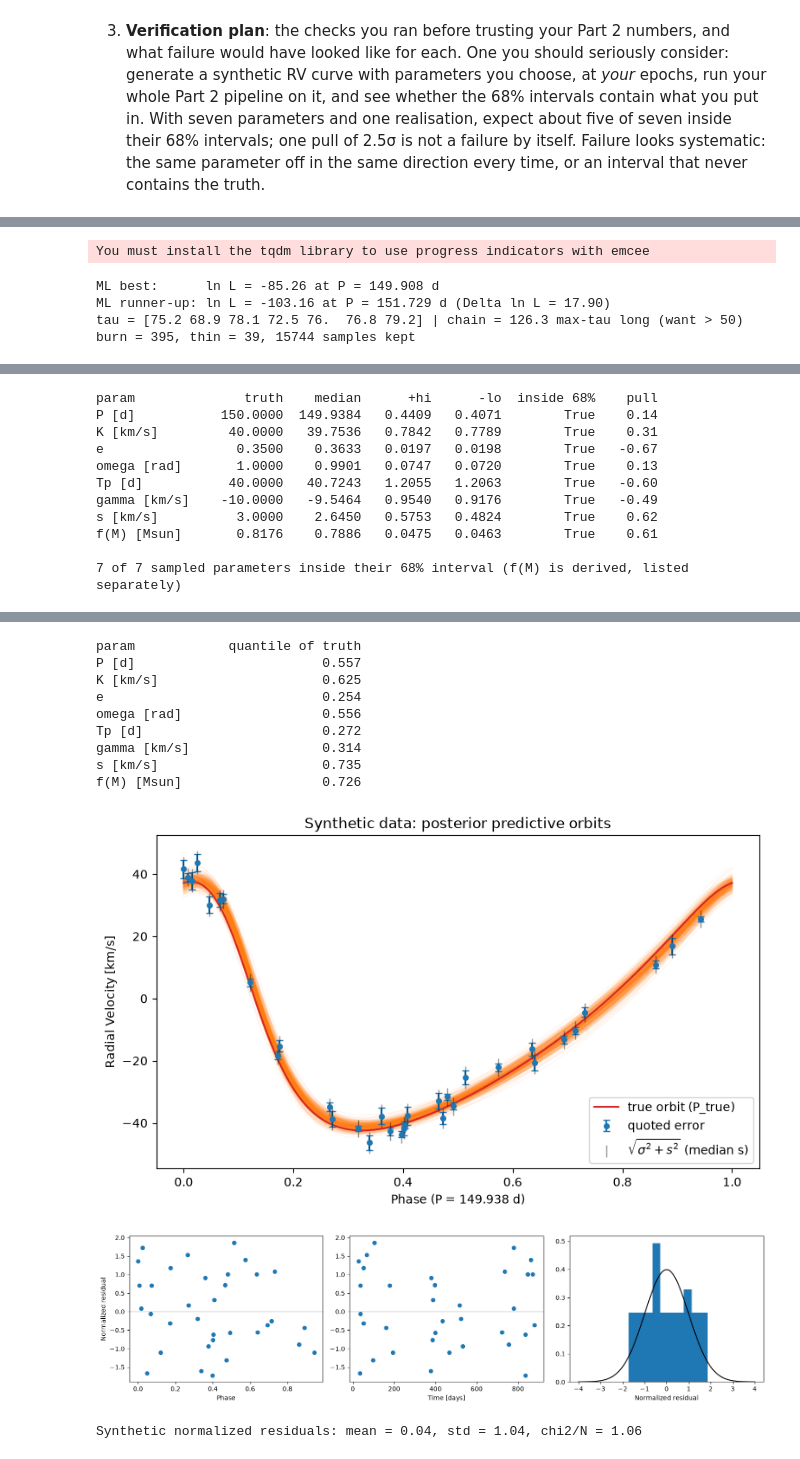
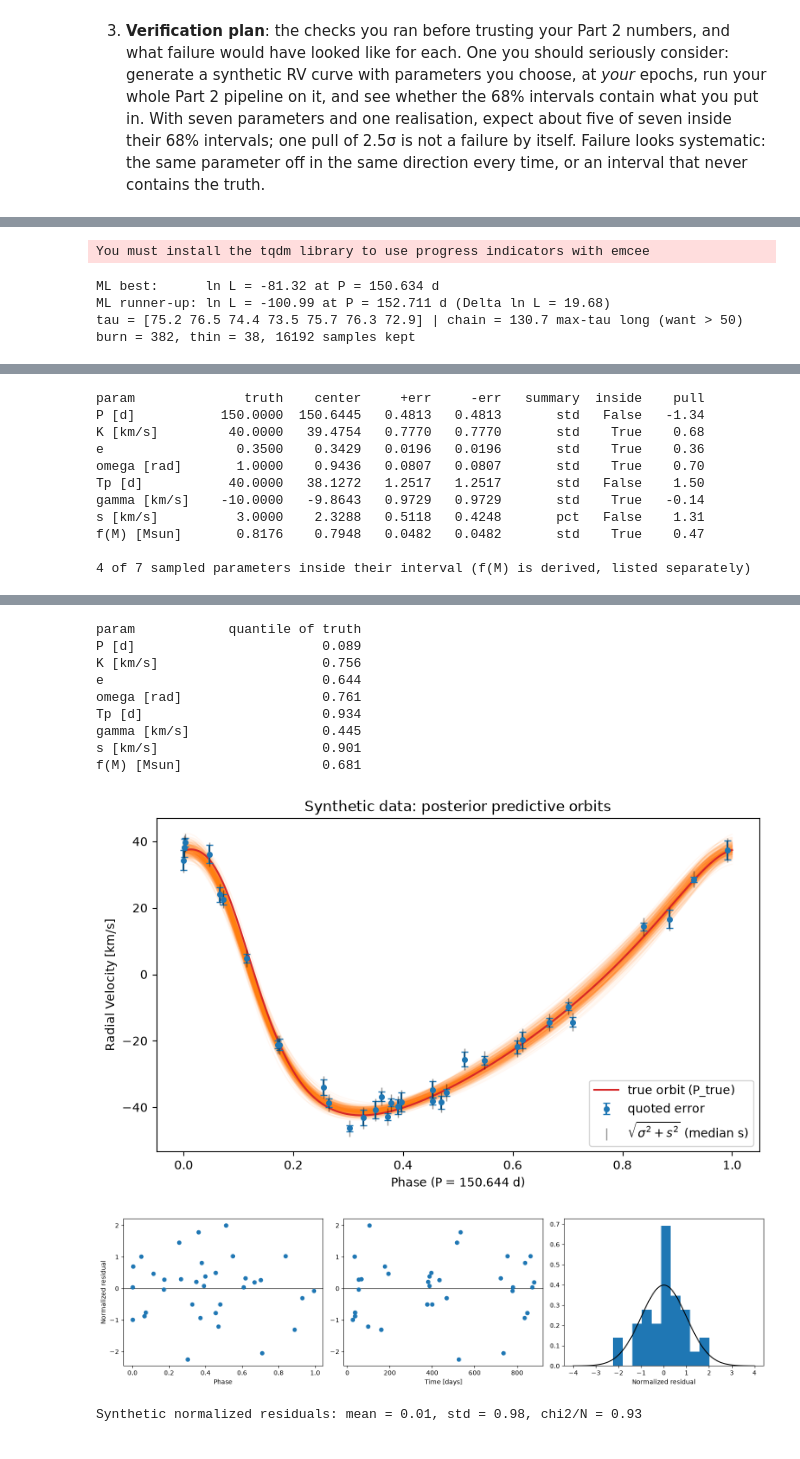
Before and after one commit to gnarayan/ast457_2026_Fall, a Jupyter notebook: submissions/ahuwer2/lab05.ipynb, the cells around one changed output, grey strips where cells are left out. Drawn from its saved outputs; the diff is of its cells as text; code cells hidden in the pictures.

```diff
--- a/submissions/ahuwer2/lab05.ipynb
+++ b/submissions/ahuwer2/lab05.ipynb
@@ -670,7 +740,7 @@ Synthetic truth values: $P=150$ d, $K=40$ km/s, $e=0.35$, $\omega=1.0$, $T_p=40.
 # =====================================================================
 # 1. Synthetic dataset at YOUR epochs and YOUR quoted errors
 # =====================================================================
-SEED = 1242
+SEED = 321
 rng_syn = np.random.default_rng(SEED)
 
 truth = dict(P=150.0, K=40.0, e=0.35, omega=1.0, Tp=40.0, gamma=-10.0, s=3.0)
@@ -797,9 +867,10 @@ for i, nm in enumerate(['P', 'K', r'$\sqrt{e}\cos\omega$', r'$\sqrt{e}\sin\omega
 axes[-1].set_xlabel('Step'); plt.tight_layout(); plt.show()
 
 # =====================================================================
-# 4. Compare the 68% intervals to the truth
+# 4. Compare the intervals to the truth
+#    (mean +/- std, except PCT_PARAMS which use median + 16/84 percentiles)
 #    omega is an angle and Tp is defined mod P, so wrap those samples onto the
-#    branch nearest the truth before taking percentiles.
+#    branch nearest the truth first.
 # =====================================================================
 cmp = {k: post[k].copy() for k in post}
 cmp['omega'] = truth['omega'] + ((post['omega'] - truth['omega'] + np.pi) % (2*np.pi) - np.pi)
@@ -809,22 +880,23 @@ cmp['Tp'] = truth['Tp'] + ((post['Tp'] - truth['Tp'] + P_med/2) % P_med - P_med/
 rows = [('P [d]', 'P'), ('K [km/s]', 'K'), ('e', 'e'), ('omega [rad]', 'omega'),
         ('Tp [d]', 'Tp'), ('gamma [km/s]', 'gamma'), ('s [km/s]', 's'), ('f(M) [Msun]', 'fM')]
 
-print(f'\n{"param":14s}{"truth":>10s}{"median":>10s}{"+hi":>9s}{"-lo":>9s}{"inside 68%":>12s}{"pull":>8s}')
+print(f'\n{"param":14s}{"truth":>10s}{"center":>10s}{"+err":>9s}{"-err":>9s}{"summary":>10s}{"inside":>8s}{"pull":>8s}')
 n_in7 = 0
 for lab, k in rows:
-    lo, med, hi = np.percentile(cmp[k], [16, 50, 84])
-    inside = lo <= truth[k] <= hi
-    pull = (truth[k] - med) / (hi - med) if truth[k] > med else (truth[k] - med) / (med - lo)
+    c, lo_e, hi_e = summarize_param(cmp[k], k)
+    inside = (c - lo_e) <= truth[k] <= (c + hi_e)
+    pull = (truth[k] - c) / (hi_e if truth[k] > c else lo_e)
+    kind = 'pct' if k in PCT_PARAMS else 'std'
     if k != 'fM':
         n_in7 += inside
-    print(f'{lab:14s}{truth[k]:10.4f}{med:10.4f}{hi-med:9.4f}{med-lo:9.4f}{str(inside):>12s}{pull:8.2f}')
-print(f'\n{n_in7} of 7 sampled parameters inside their 68% interval (f(M) is derived, listed separately)')
+    print(f'{lab:14s}{truth[k]:10.4f}{c:10.4f}{hi_e:9.4f}{lo_e:9.4f}{kind:>10s}{str(inside):>8s}{pull:8.2f}')
+print(f'\n{n_in7} of 7 sampled parameters inside their interval (f(M) is derived, listed separately)')
 
 # corner plot with the truth marked
-phys_s = np.column_stack([cmp['P'], cmp['K'], cmp['e'], cmp['omega'], cmp['Tp'], cmp['gamma'], cmp['s']])
-corner.corner(phys_s, labels=['P [d]', 'K [km/s]', 'e', r'$\omega$ [rad]', 'Tp [d]', r'$\gamma$ [km/s]', 's [km/s]'],
-              truths=[truth[k] for k in ['P', 'K', 'e', 'omega', 'Tp', 'gamma', 's']],
-              quantiles=[0.16, 0.5, 0.84], show_titles=True, title_fmt='.3f', truth_color='C3')
+keys7 = ['P', 'K', 'e', 'omega', 'Tp', 'gamma', 's']
+phys_s = np.column_stack([cmp[k] for k in keys7])
+corner_mixed(phys_s, ['P [d]', 'K [km/s]', 'e', r'$\omega$ [rad]', 'Tp [d]', r'$\gamma$ [km/s]', 's [km/s]'],
+             keys7, truths=[truth[k] for k in keys7])
 plt.show()
 
 # =====================================================================
@@ -894,5 +966,5 @@ LS candidate periods: 151.0 d, 12.0 d, 233.6 d
 You must install the tqdm library to use progress indicators with emcee
-ML best:      ln L = -85.26 at P = 149.908 d
-ML runner-up: ln L = -103.16 at P = 151.729 d (Delta ln L = 17.90)
-tau = [75.2 68.9 78.1 72.5 76.  76.8 79.2] | chain = 126.3 max-tau long (want > 50)
-burn = 395, thin = 39, 15744 samples kept
+ML best:      ln L = -81.32 at P = 150.634 d
+ML runner-up: ln L = -100.99 at P = 152.711 d (Delta ln L = 19.68)
+tau = [75.2 76.5 74.4 73.5 75.7 76.3 72.9] | chain = 130.7 max-tau long (want > 50)
+burn = 382, thin = 38, 16192 samples kept
@@ -900,11 +972,11 @@ burn = 395, thin = 39, 15744 samples kept
-param              truth    median      +hi      -lo  inside 68%    pull
-P [d]           150.0000  149.9384   0.4409   0.4071        True    0.14
-K [km/s]         40.0000   39.7536   0.7842   0.7789        True    0.31
-e                 0.3500    0.3633   0.0197   0.0198        True   -0.67
-omega [rad]       1.0000    0.9901   0.0747   0.0720        True    0.13
-Tp [d]           40.0000   40.7243   1.2055   1.2063        True   -0.60
-gamma [km/s]    -10.0000   -9.5464   0.9540   0.9176        True   -0.49
-s [km/s]          3.0000    2.6450   0.5753   0.4824        True    0.62
-f(M) [Msun]       0.8176    0.7886   0.0475   0.0463        True    0.61
+param              truth    center     +err     -err   summary  inside    pull
+P [d]           150.0000  150.6445   0.4813   0.4813       std   False   -1.34
+K [km/s]         40.0000   39.4754   0.7770   0.7770       std    True    0.68
+e                 0.3500    0.3429   0.0196   0.0196       std    True    0.36
+omega [rad]       1.0000    0.9436   0.0807   0.0807       std    True    0.70
+Tp [d]           40.0000   38.1272   1.2517   1.2517       std   False    1.50
+gamma [km/s]    -10.0000   -9.8643   0.9729   0.9729       std    True   -0.14
+s [km/s]          3.0000    2.3288   0.5118   0.4248       pct   False    1.31
+f(M) [Msun]       0.8176    0.7948   0.0482   0.0482       std    True    0.47
 
-7 of 7 sampled parameters inside their 68% interval (f(M) is derived, listed separately)
+4 of 7 sampled parameters inside their interval (f(M) is derived, listed separately)
@@ -912,12 +984,12 @@ f(M) [Msun]       0.8176    0.7886   0.0475   0.0463        True    0.61
 param            quantile of truth
-P [d]                        0.557
-K [km/s]                     0.625
-e                            0.254
-omega [rad]                  0.556
-Tp [d]                       0.272
-gamma [km/s]                 0.314
-s [km/s]                     0.735
-f(M) [Msun]                  0.726
+P [d]                        0.089
+K [km/s]                     0.756
+e                            0.644
+omega [rad]                  0.761
+Tp [d]                       0.934
+gamma [km/s]                 0.445
+s [km/s]                     0.901
+f(M) [Msun]                  0.681
-[figure, old version]
+[figure, new version]
-[figure, old version]
+[figure, new version]
-Synthetic normalized residuals: mean = 0.04, std = 1.04, chi2/N = 1.06
+Synthetic normalized residuals: mean = 0.01, std = 0.98, chi2/N = 0.93
```
Also changed, not shown: parts of 6 cells of this notebook.
